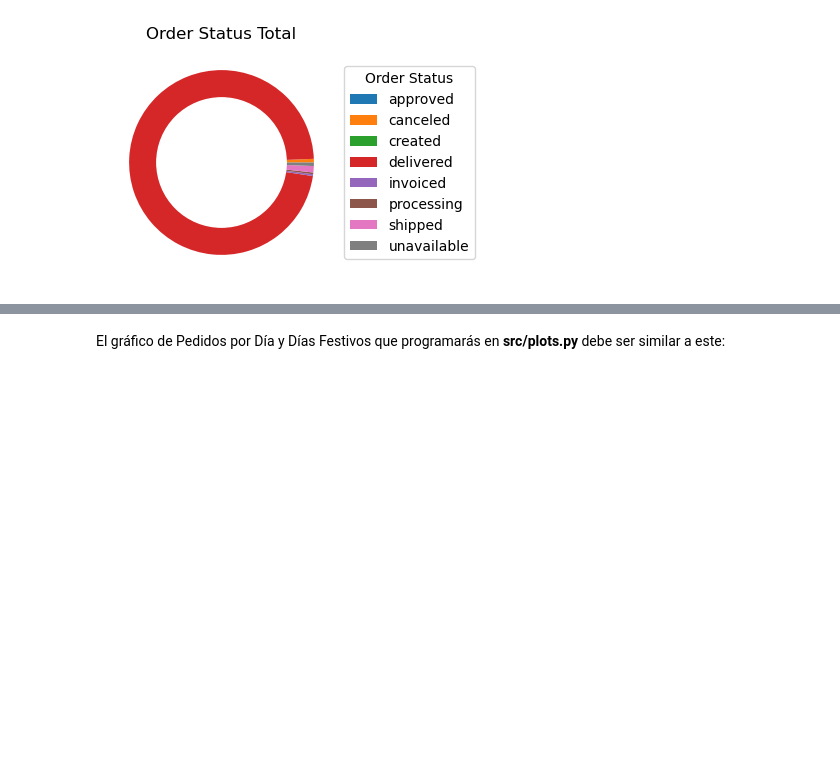
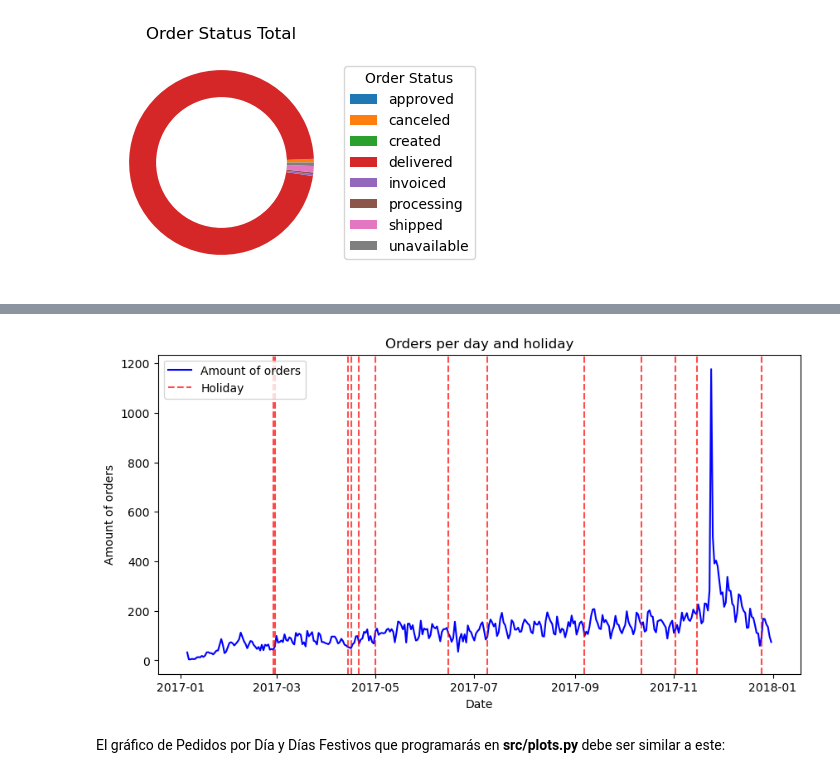
Before and after one commit to mateo-grajales-iud/proyecto_integrador_4, a Jupyter notebook: Project.ipynb, the cells around one changed output, grey strips where cells are left out. Drawn from its saved outputs; the diff is of its cells as text; code cells hidden in the pictures; blank space fills up the shorter version.

```diff
--- a/Project.ipynb
+++ b/Project.ipynb
@@ -311,3 +283,7 @@ None
+# %%
+plot_order_amount_per_day_with_holidays(orders_per_day_and_holidays)
+# %% [output]
+[figure, added]
 # %% [markdown]
 El gráfico de Pedidos por Día y Días Festivos que programarás en **src/plots.py** debe ser similar a este:
 # %% [markdown]
```
Also changed, not shown: parts of 13 cells of this notebook, 4 other files.
